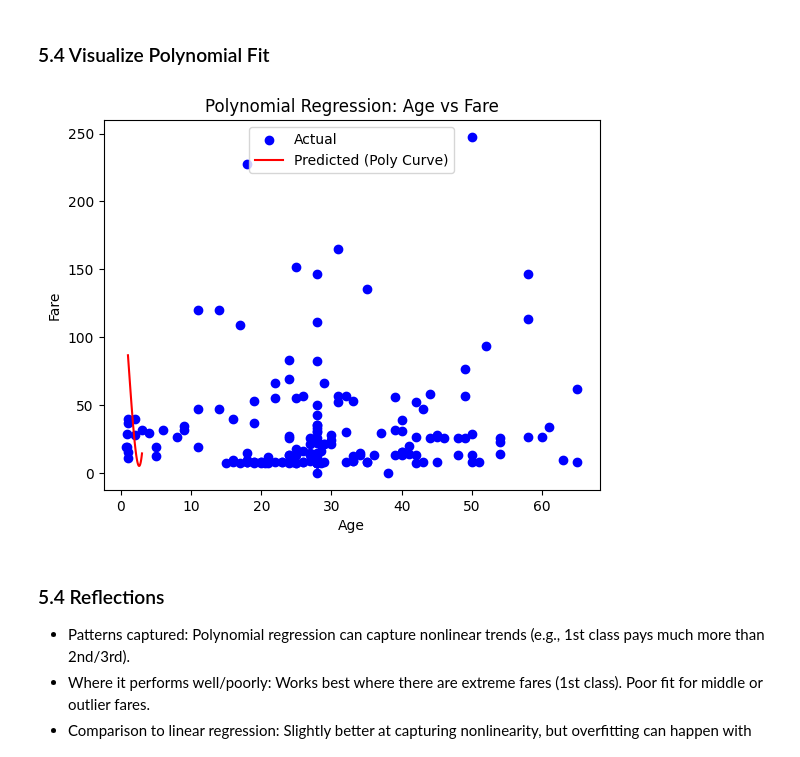
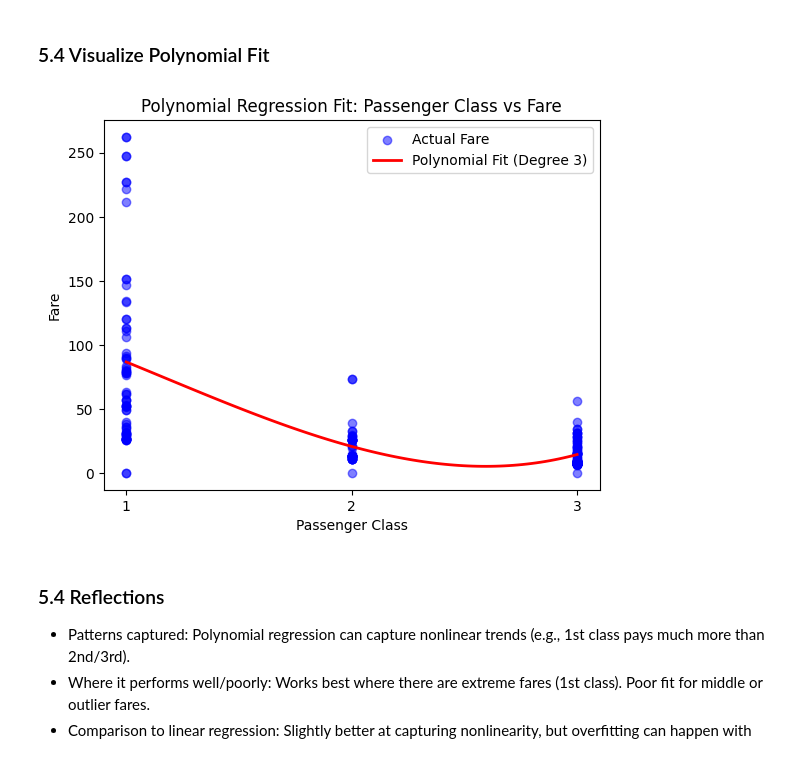
Before and after one commit to kjleopold/applied-ml-kjleopold, a Jupyter notebook: notebooks/project04/ml04_kjleopold.ipynb, the cells around one changed output. Drawn from its saved outputs; the diff is of its cells as text; code cells hidden in the pictures.

```diff
--- a/notebooks/project04/ml04_kjleopold.ipynb
+++ b/notebooks/project04/ml04_kjleopold.ipynb
@@ -262,15 +262,24 @@ y_pred_poly = poly_model.predict(X4_test_poly)
 # %% [markdown]
 ### 5.4 Visualize Polynomial Fit
 # %%
-plt.scatter(X1_test, y1_test, color='blue', label='Actual')
-plt.plot(X_plot, y_plot, color='red', label='Predicted (Poly Curve)')
-plt.xlabel("Age")
+# Create smooth X values
+X_plot = np.linspace(X4['pclass'].min(), X4['pclass'].max(), 100).reshape(-1, 1)
+X_plot = pd.DataFrame(X_plot, columns=['pclass'])  # fix column names
+
+# Predict using the polynomial model
+y_plot = poly_model.predict(poly.transform(X_plot))
+
+# Plot
+plt.scatter(X4_test['pclass'], y4_test, color='blue', alpha=0.5, label='Actual Fare')
+plt.plot(X_plot, y_plot, color='red', linewidth=2, label='Polynomial Fit (Degree 3)')
+plt.xlabel("Passenger Class")
 plt.ylabel("Fare")
-plt.title("Polynomial Regression: Age vs Fare")
+plt.title("Polynomial Regression Fit: Passenger Class vs Fare")
+plt.xticks([1, 2, 3])
 plt.legend()
 plt.show()
 # %% [output]
-[figure, old version]
+[figure, new version]
 # %% [markdown]
 ### 5.4 Reflections
 
```
Also changed, not shown: parts of 1 cell of this notebook.
